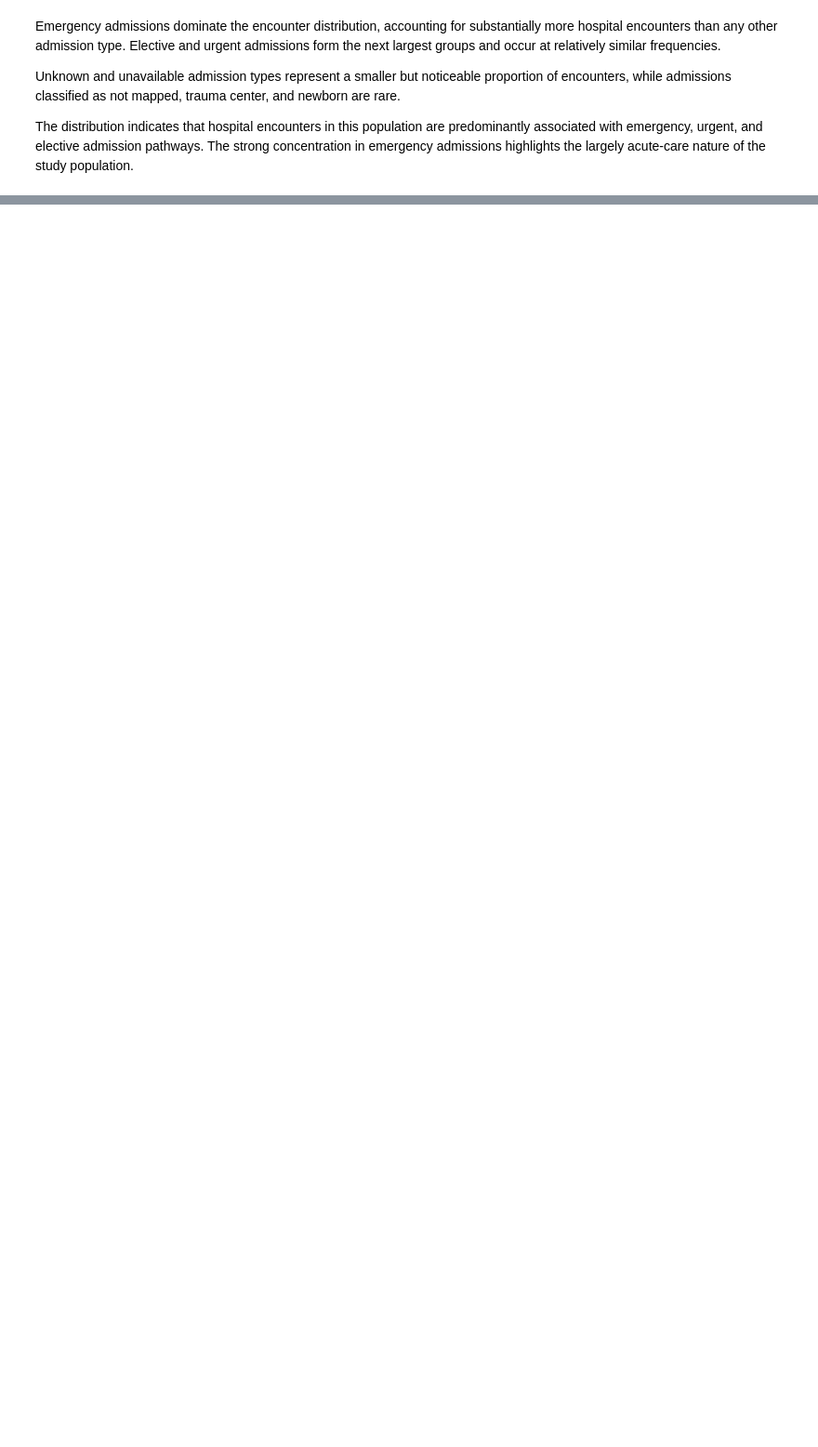
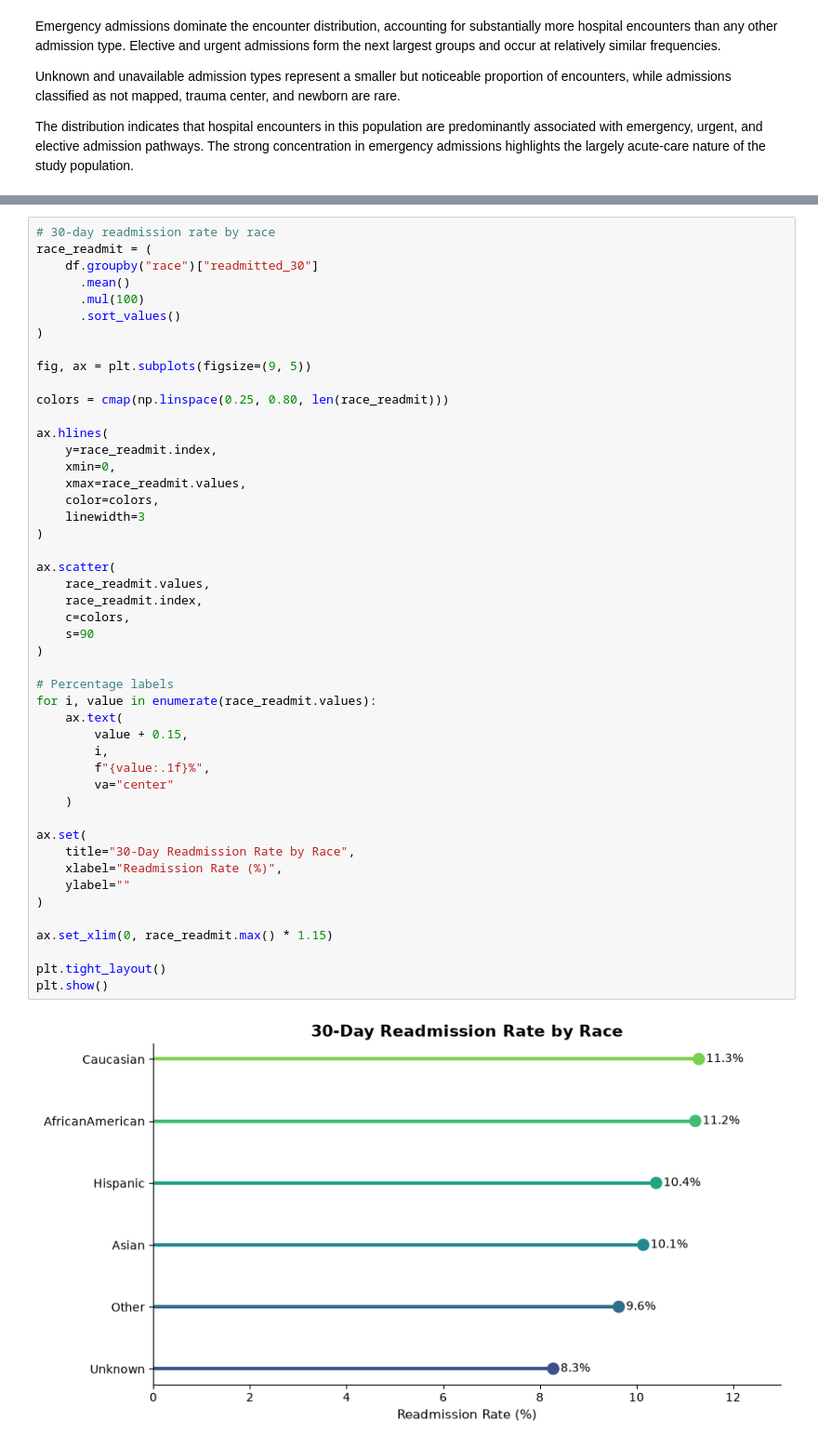
Before and after one commit to byegond-beep/hospital-readmission-resource-allocation-analytics, a Jupyter notebook: notebooks/03_exploratory_data_analysis.ipynb, the cells around one changed output, grey strips where cells are left out. Shown at 93% size. Cells and saved outputs as stored; diff of their text form; blank space fills up the shorter version.

```diff
--- a/notebooks/03_exploratory_data_analysis.ipynb
+++ b/notebooks/03_exploratory_data_analysis.ipynb
@@ -383,0 +499,49 @@ The distribution indicates that hospital encounters in this population are predo
+# %%
+# 30-day readmission rate by race
+race_readmit = (
+    df.groupby("race")["readmitted_30"]
+      .mean()
+      .mul(100)
+      .sort_values()
+)
+
+fig, ax = plt.subplots(figsize=(9, 5))
+
+colors = cmap(np.linspace(0.25, 0.80, len(race_readmit)))
+
+ax.hlines(
+    y=race_readmit.index,
+    xmin=0,
+    xmax=race_readmit.values,
+    color=colors,
+    linewidth=3
+)
+
+ax.scatter(
+    race_readmit.values,
+    race_readmit.index,
+    c=colors,
+    s=90
+)
+
+# Percentage labels
+for i, value in enumerate(race_readmit.values):
+    ax.text(
+        value + 0.15,
+        i,
+        f"{value:.1f}%",
+        va="center"
+    )
+
+ax.set(
+    title="30-Day Readmission Rate by Race",
+    xlabel="Readmission Rate (%)",
+    ylabel=""
+)
+
+ax.set_xlim(0, race_readmit.max() * 1.15)
+
+plt.tight_layout()
+plt.show()
+# %% [output]
+[figure, added]
```
Also changed, not shown: parts of 34 cells of this notebook.
